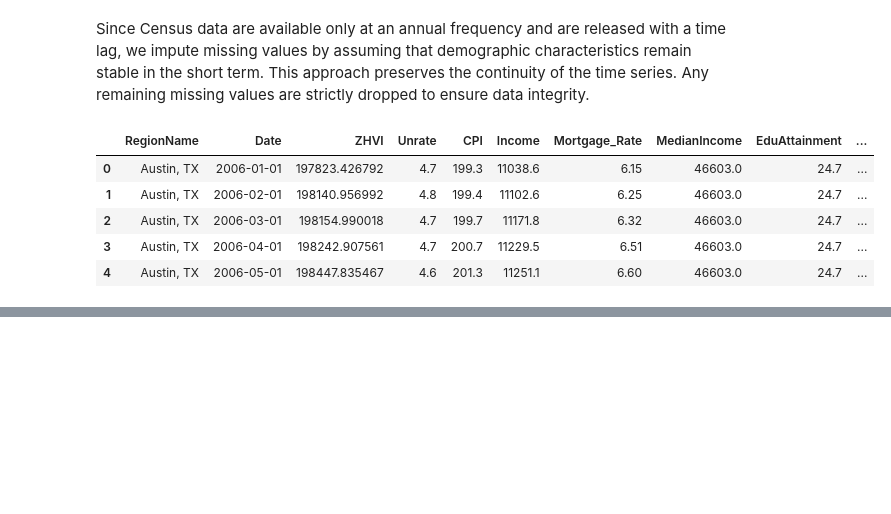
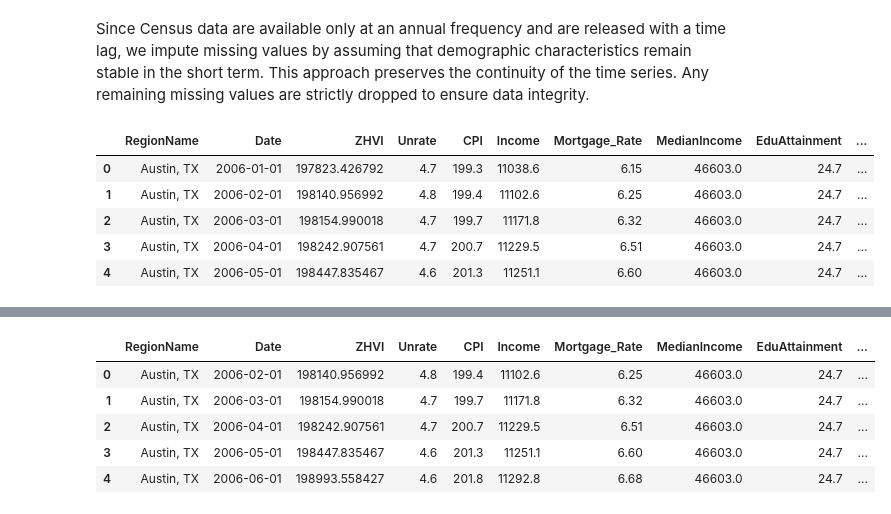
Before and after one commit to suhyeon523/Project3_ECON148, a Jupyter notebook: notebooks/Project3.ipynb, the cells around one changed output, grey strips where cells are left out. Drawn from its saved outputs; the diff is of its cells as text; code cells hidden in the pictures; blank space fills up the shorter version.

```diff
--- a/notebooks/Project3.ipynb
+++ b/notebooks/Project3.ipynb
@@ -209,0 +206,17 @@ final_dataset.head()
+# %%
+final_dataset = final_dataset.sort_values(by=['RegionName', 'Date'])
+level_cols = ['ZHVI', 'CPI', 'Income', 'MedianIncome', 'TotalPopulation']
+for col in level_cols:
+    final_dataset[f'{col}_pct'] = final_dataset.groupby('RegionName')[col].pct_change() * 100
+rate_cols = ['Unrate', 'Mortgage_Rate', 'EduAttainment']
+for col in rate_cols:
+    final_dataset[f'{col}_diff'] = final_dataset.groupby('RegionName')[col].diff()
+final_df= final_dataset.dropna().reset_index(drop=True).copy()
+final_df.head()
+# %% [output]
+|  | RegionName | Date | ZHVI | Unrate | CPI | Income | Mortgage_Rate | MedianIncome | EduAttainment | ... |
+| 0 | Austin, TX | 2006-02-01 | 198140.956992 | 4.8 | 199.4 | 11102.6 | 6.25 | 46603.0 | 24.7 | ... |
+| 1 | Austin, TX | 2006-03-01 | 198154.990018 | 4.7 | 199.7 | 11171.8 | 6.32 | 46603.0 | 24.7 | ... |
+| 2 | Austin, TX | 2006-04-01 | 198242.907561 | 4.7 | 200.7 | 11229.5 | 6.51 | 46603.0 | 24.7 | ... |
+| 3 | Austin, TX | 2006-05-01 | 198447.835467 | 4.6 | 201.3 | 11251.1 | 6.60 | 46603.0 | 24.7 | ... |
+| 4 | Austin, TX | 2006-06-01 | 198993.558427 | 4.6 | 201.8 | 11292.8 | 6.68 | 46603.0 | 24.7 | ... |
```
Also changed, not shown: parts of 7 cells of this notebook.
